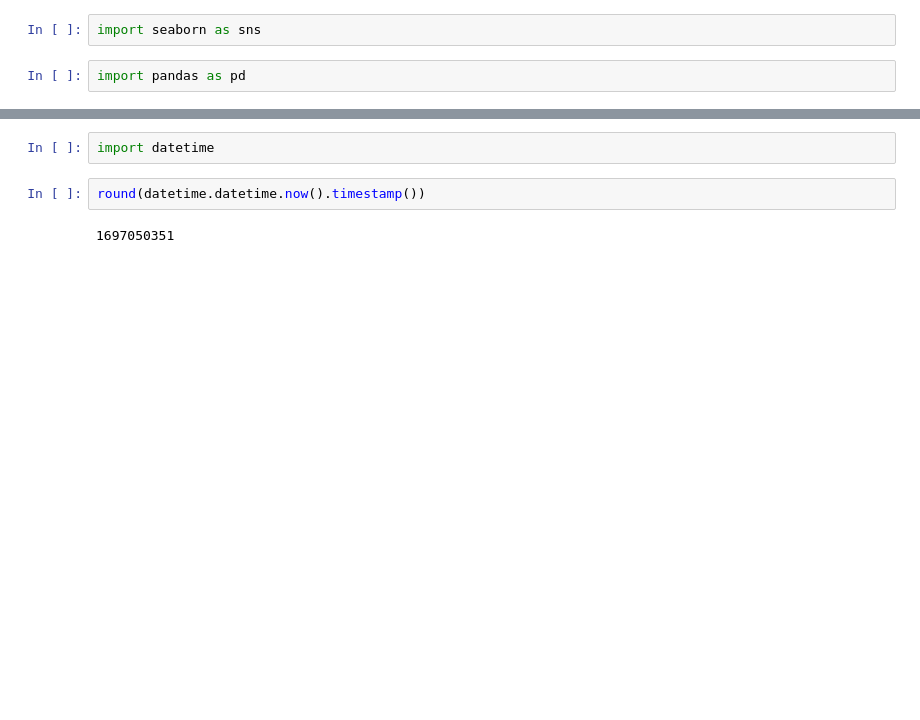
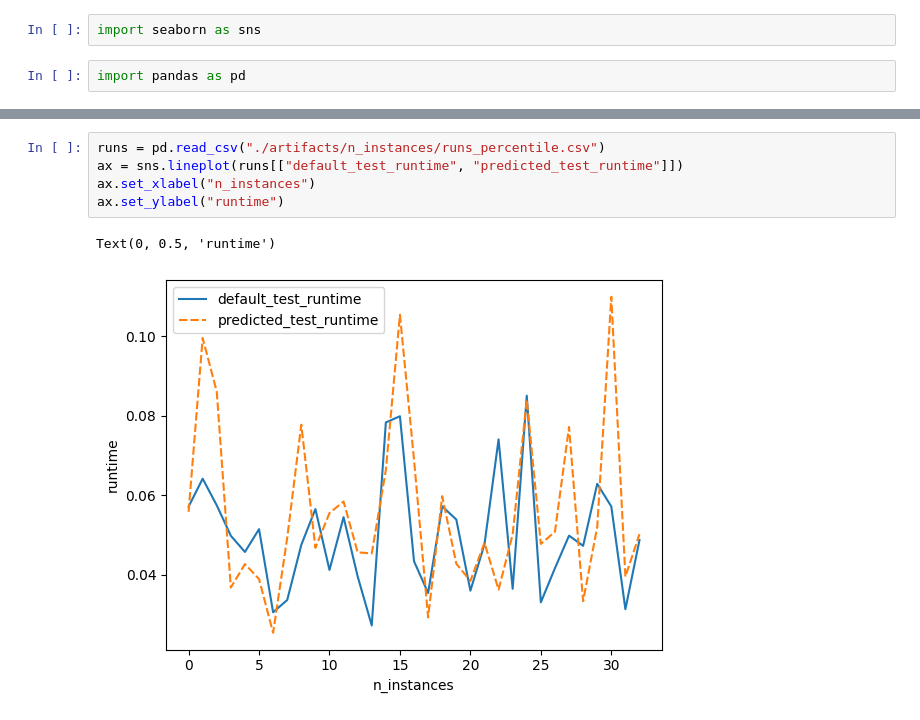
Before and after one commit to hr004/vehicle_routing, a Jupyter notebook: Untitled.ipynb, the cells around one changed output, grey strips where cells are left out. Cells and saved outputs as stored; diff of their text form; blank space fills up the shorter version.

```diff
--- a/Untitled.ipynb
+++ b/Untitled.ipynb
@@ -34,6 +18,8 @@ sns.lineplot(runs[["default_test_runtime", "predicted_test_runtime"]])
 # %%
-import datetime
+runs = pd.read_csv("./artifacts/n_instances/runs_percentile.csv")
+ax = sns.lineplot(runs[["default_test_runtime", "predicted_test_runtime"]])
+ax.set_xlabel("n_instances")
+ax.set_ylabel("runtime")
+# %% [output]
+Text(0, 0.5, 'runtime')
+[figure, added]
-# %%
-round(datetime.datetime.now().timestamp())
-# %% [output]
-1697050351
```
Also changed, not shown: parts of 18 cells of this notebook, 8 other files.
